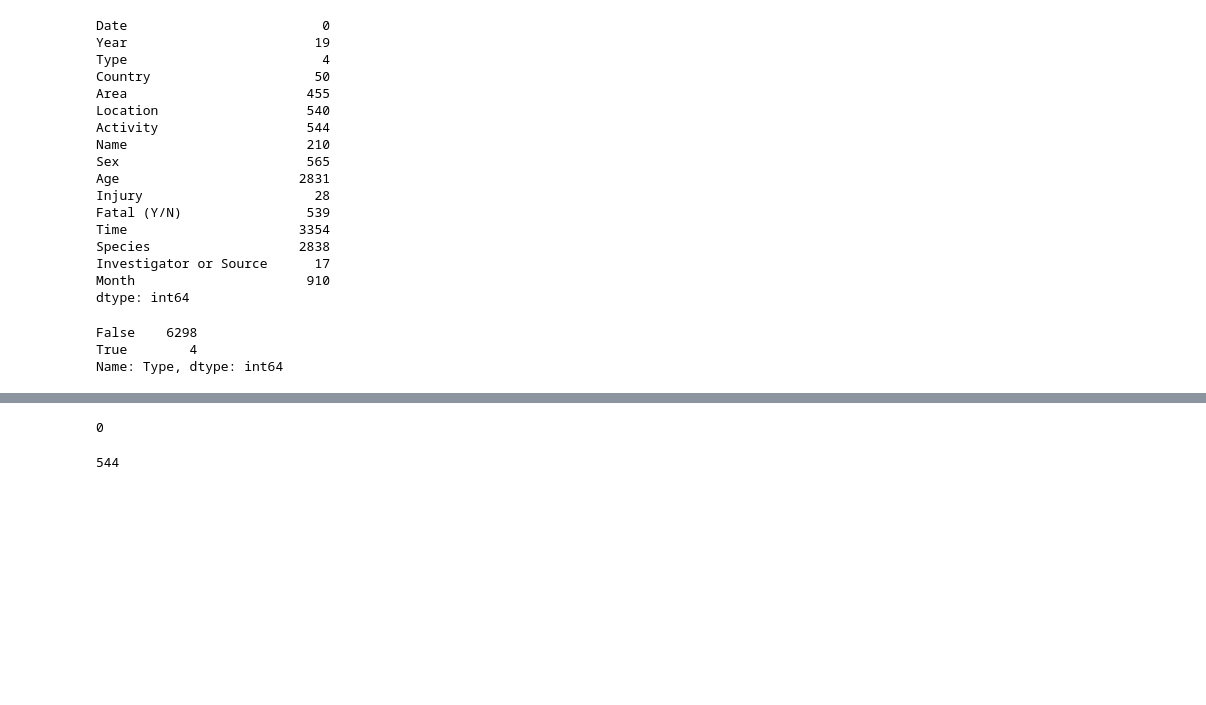
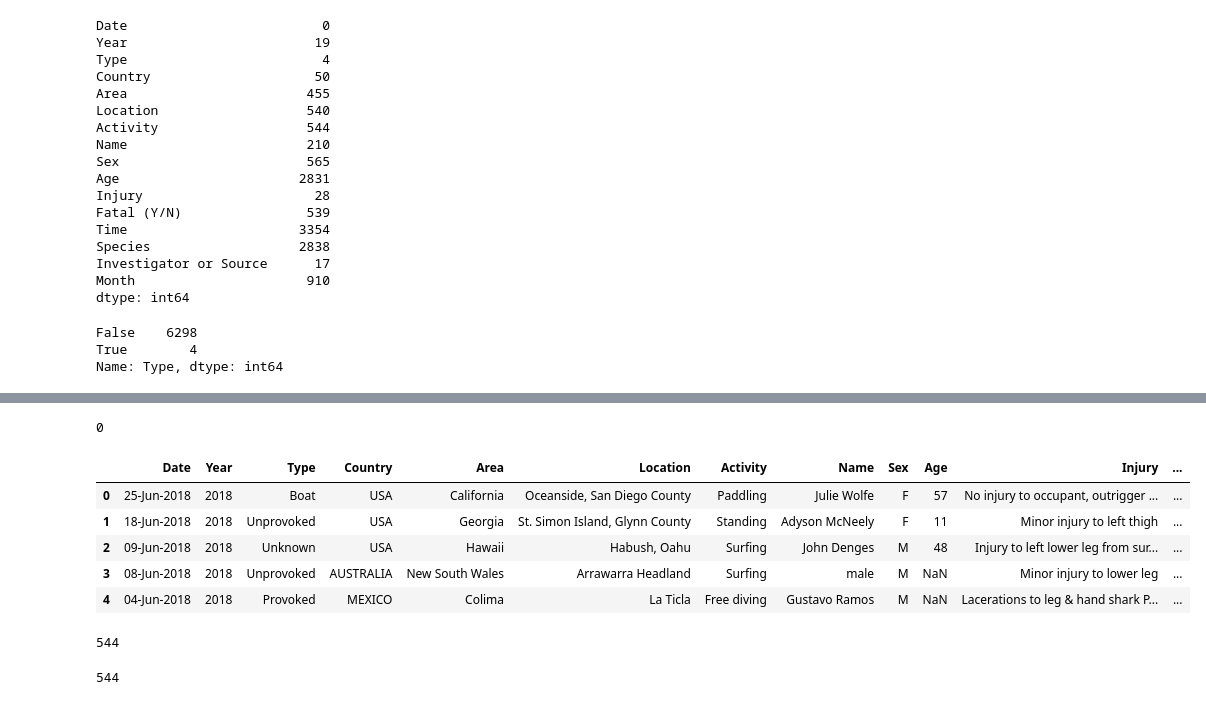
Before and after one commit to KirbyDream/Data-cleaning-wrangling---Shark-attacks-dataset, a Jupyter notebook: Shark_attacks.ipynb, the cells around one changed output, grey strips where cells are left out. Drawn from its saved outputs; the diff is of its cells as text; code cells hidden in the pictures; blank space fills up the shorter version.

```diff
--- a/Shark_attacks.ipynb
+++ b/Shark_attacks.ipynb
@@ -182,0 +187,13 @@ array(['Boat', 'Unprovoked', 'Unknown', 'Provoked', 'Questionable',
+# %%
+#Creating a new column to summerize the type coloumn into a provoked accident or not, assuming that "boating"
+#and "sea disaster" are nor provoked, this column will contain that values (Yes/No)
+provoked_= ["Unprovoked","Boat","Sea Disaster"]
+df_sharks["Provoked"] = df_sharks["Type"].str.contains('|'.join(provoked_)).apply(lambda x: "Y" if x == True else "N")
+# %%
+#Replacing the empty fields in the Country column with "Unknown"
+#Tranforming all the strings in this column into uppercase for unicity
+df_sharks["Country"].isna().sum()
+df_sharks["Country"]= df_sharks["Country"].str.upper()
+df_sharks["Country"].fillna("Unknown", inplace=True)
+
+#not much to change in the country column in my opinion, because more than 50% of incidents are happening in 7 countries
@@ -191,8 +237,5 @@ df_sharks["Country"].isna().sum()
 # %%
 df_sharks["Area"].isna().sum()
+# %% [output]
+0
-# %%
-df_sharks["Area"].fillna("Unknown", inplace=True)
-df_sharks["Area"].isna().sum()
-# %% [output]
-0
 # %%
@@ -200,3 +245,22 @@ df_sharks["Location"].isna().sum()
 df_sharks["Location"].fillna("Unknown", inplace=True)
 # %%
 #not much change in the columns "Area,Location,Country", except from filling all the blanks with "unknown"
+# %%
+#checking again the number of columns and dropping some, since I created new ones
+df_sharks.head()
+# %% [output]
+|  | Date | Year | Type | Country | Area | Location | Activity | Name | Sex | Age | Injury | ... |
+| 0 | 25-Jun-2018 | 2018 | Boat | USA | California | Oceanside, San Diego County | Paddling | Julie Wolfe | F | 57 | No injury to occupant, outrigger ... | ... |
+| 1 | 18-Jun-2018 | 2018 | Unprovoked | USA | Georgia | St. Simon Island, Glynn County | Standing | Adyson McNeely | F | 11 | Minor injury to left thigh | ... |
+| 2 | 09-Jun-2018 | 2018 | Unknown | USA | Hawaii | Habush, Oahu | Surfing | John Denges | M | 48 | Injury to left lower leg from sur... | ... |
+| 3 | 08-Jun-2018 | 2018 | Unprovoked | AUSTRALIA | New South Wales | Arrawarra Headland | Surfing | male | M | NaN | Minor injury to lower leg | ... |
+| 4 | 04-Jun-2018 | 2018 | Provoked | MEXICO | Colima | La Ticla | Free diving | Gustavo Ramos | M | NaN | Lacerations to leg & hand shark P... | ... |
+# %%
+#checking the column "Activity"
+df_sharks["Activity"].value_counts()
+df_sharks["Activity"].isna().sum()
+
+#we have some cell that contains the words surf==> to be grouped with Surfing, same for cells that contain
+#swim, bathing...==> Swimming
+# %% [output]
+544
```
Also changed, not shown: parts of 70 cells of this notebook.
